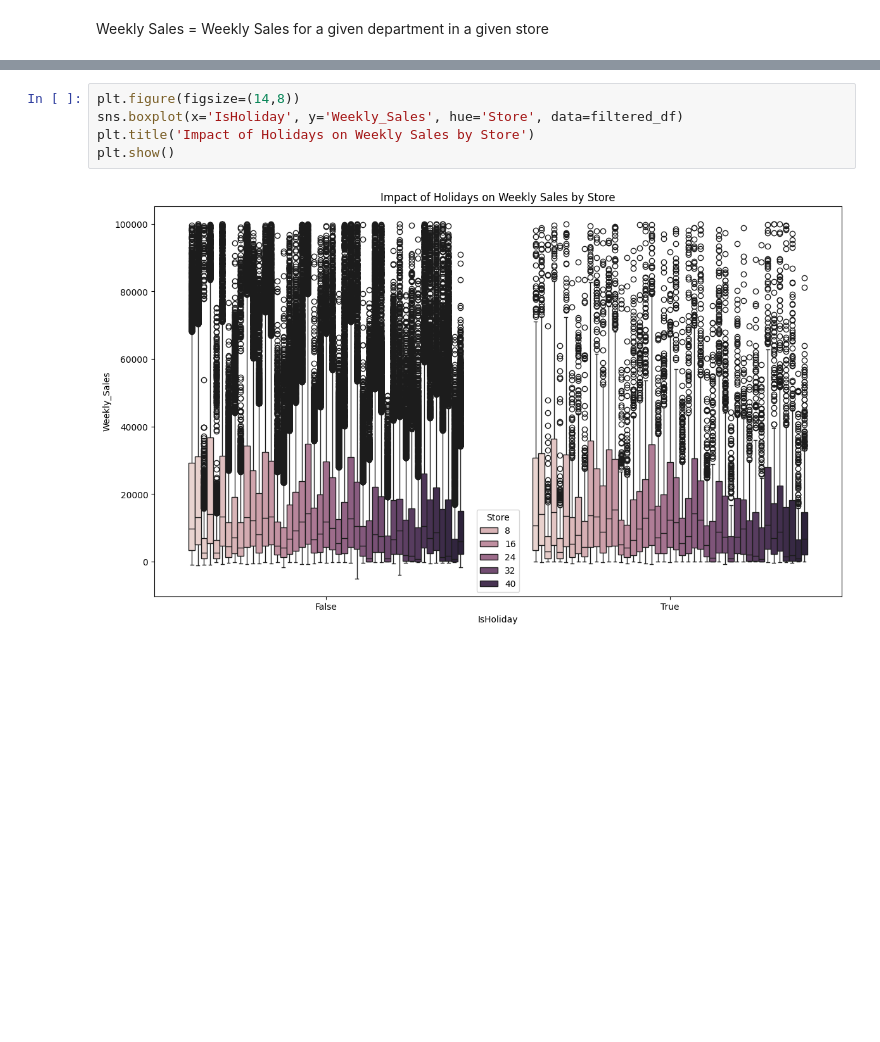
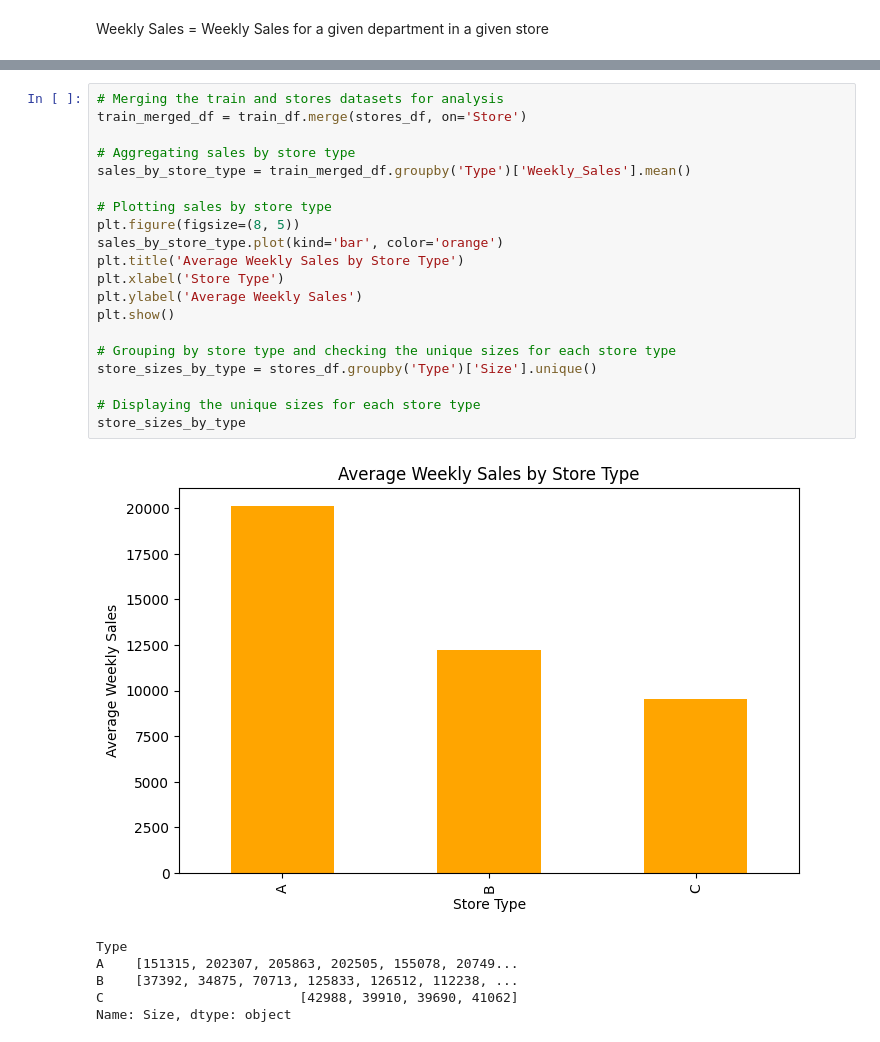
Before and after one commit to dimakazlouski/Walmart-Sales-Forecasting, a Jupyter notebook: Notebooks/01_Data_Exploration.ipynb, the cells around one changed output, grey strips where cells are left out. Saved outputs shown, nothing was run; the diff lists cells and outputs as text; blank space fills up the shorter version.

Commit message:
completed analysis of Markdown features, have a plan for what to do for other vars now.

```diff
--- a/Notebooks/01_Data_Exploration.ipynb
+++ b/Notebooks/01_Data_Exploration.ipynb
@@ -127,7 +195,27 @@ plt.show()
-# %%
-plt.figure(figsize=(14,8))
-sns.boxplot(x='IsHoliday', y='Weekly_Sales', hue='Store', data=filtered_df)
-plt.title('Impact of Holidays on Weekly Sales by Store')
-plt.show()
-# %% [output]
-[figure, removed]
+# %%
+# Merging the train and stores datasets for analysis
+train_merged_df = train_df.merge(stores_df, on='Store')
+
+# Aggregating sales by store type
+sales_by_store_type = train_merged_df.groupby('Type')['Weekly_Sales'].mean()
+
+# Plotting sales by store type
+plt.figure(figsize=(8, 5))
+sales_by_store_type.plot(kind='bar', color='orange')
+plt.title('Average Weekly Sales by Store Type')
+plt.xlabel('Store Type')
+plt.ylabel('Average Weekly Sales')
+plt.show()
+
+# Grouping by store type and checking the unique sizes for each store type
+store_sizes_by_type = stores_df.groupby('Type')['Size'].unique()
+
+# Displaying the unique sizes for each store type
+store_sizes_by_type
+# %% [output]
+[figure, added]
+Type
+A    [151315, 202307, 205863, 202505, 155078, 20749...
+B    [37392, 34875, 70713, 125833, 126512, 112238, ...
+C                         [42988, 39910, 39690, 41062]
+Name: Size, dtype: object
```
Also changed, not shown: parts of 11 cells of this notebook.
